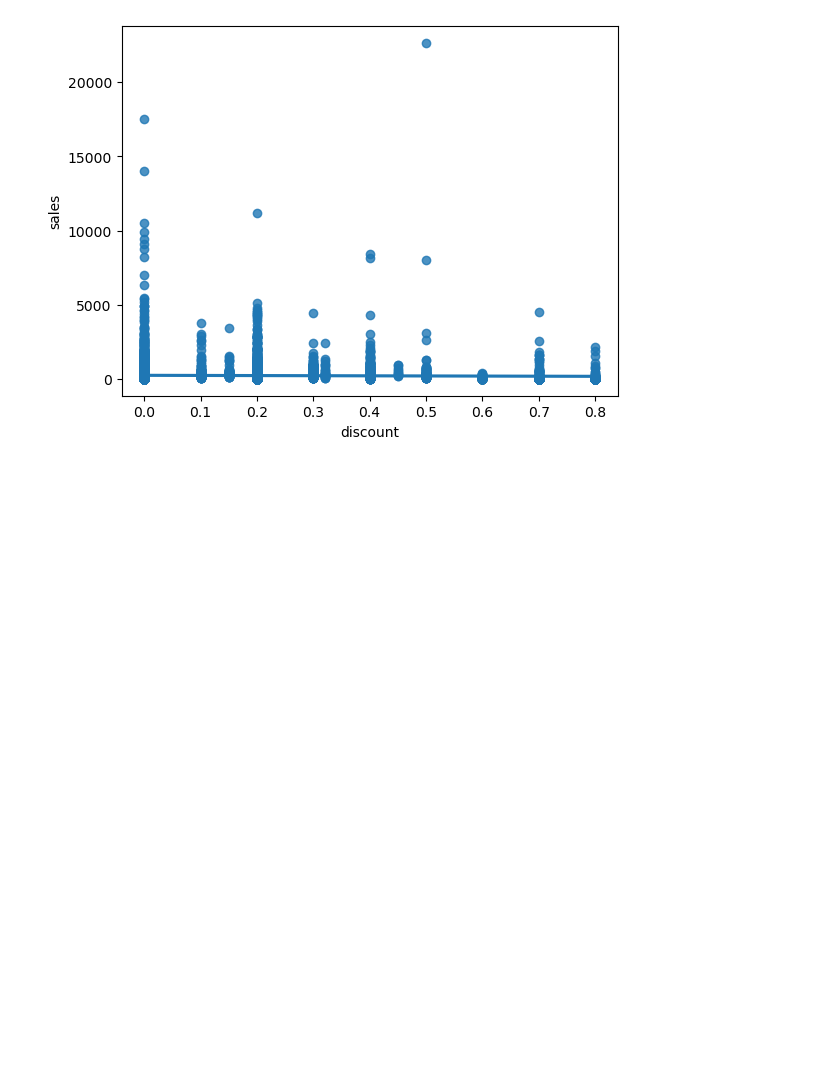
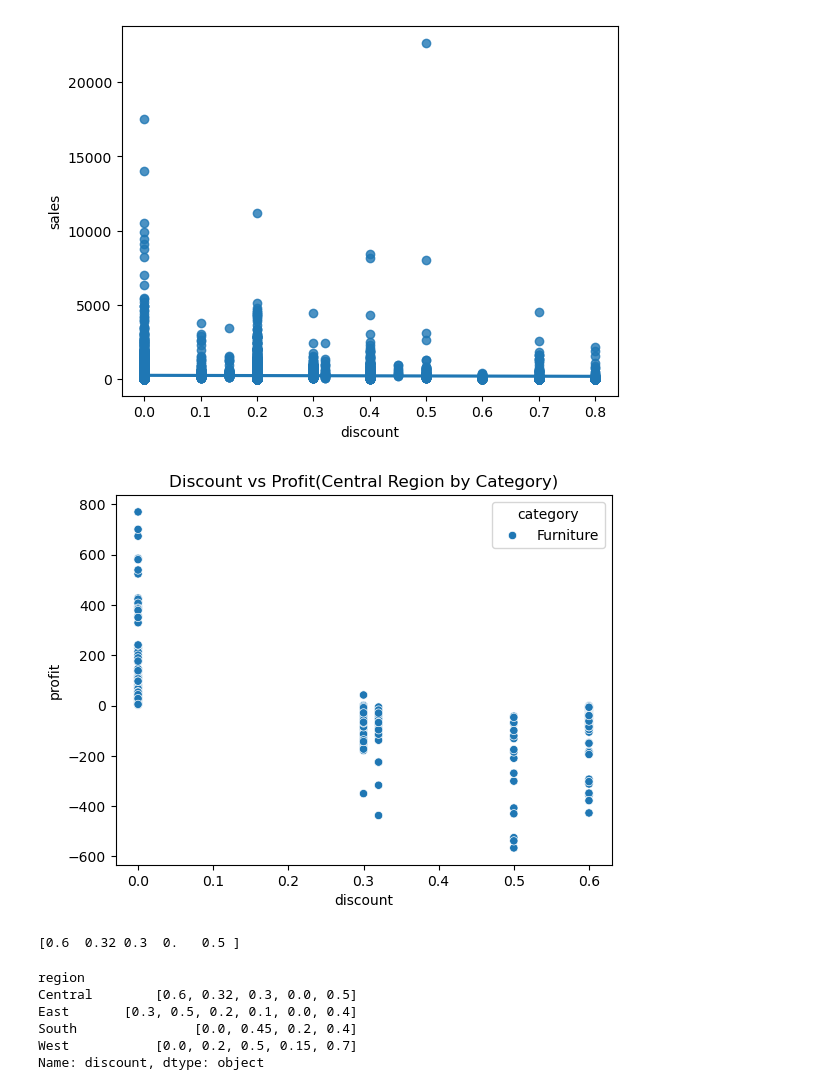
Before and after one commit to manishmopuri19/Retail_supply_chain_Analysis, a Jupyter notebook: Retail Supply Chain.ipynb, the cells around one changed output. Cells and saved outputs as stored; diff of their text form; code cells hidden in the pictures; blank space fills up the shorter version.

```diff
--- a/Retail Supply Chain.ipynb
+++ b/Retail Supply Chain.ipynb
@@ -212,3 +232,32 @@ sns.regplot(data=data, x='discount', y='sales')
 plt.show()
 # %% [output]
 [figure]
+# %%
+central_data = data[(data['region'] == 'Central') & (data['category']=='Furniture')]
+
+sns.scatterplot(
+    data=central_data,
+    x='discount',
+    y='profit',
+    hue='category'
+)
+plt.title("Discount vs Profit(Central Region by Category)")
+plt.show()
+# %% [output]
+[figure, added]
+# %%
+print(central_data['discount'].unique())
+# %% [output]
+[0.6  0.32 0.3  0.   0.5 ]
+# %%
+#what about another area did they giving same kind of discount for furniture?
+
+discount_on_furniture_based_region=data[data['category']=='Furniture'].groupby('region')['discount'].unique()
+print(discount_on_furniture_based_region)
+# %% [output]
+region
+Central        [0.6, 0.32, 0.3, 0.0, 0.5]
+East       [0.3, 0.5, 0.2, 0.1, 0.0, 0.4]
+South               [0.0, 0.45, 0.2, 0.4]
+West           [0.0, 0.2, 0.5, 0.15, 0.7]
+Name: discount, dtype: object
```
Also changed, not shown: parts of 7 cells of this notebook, 1 other file.
